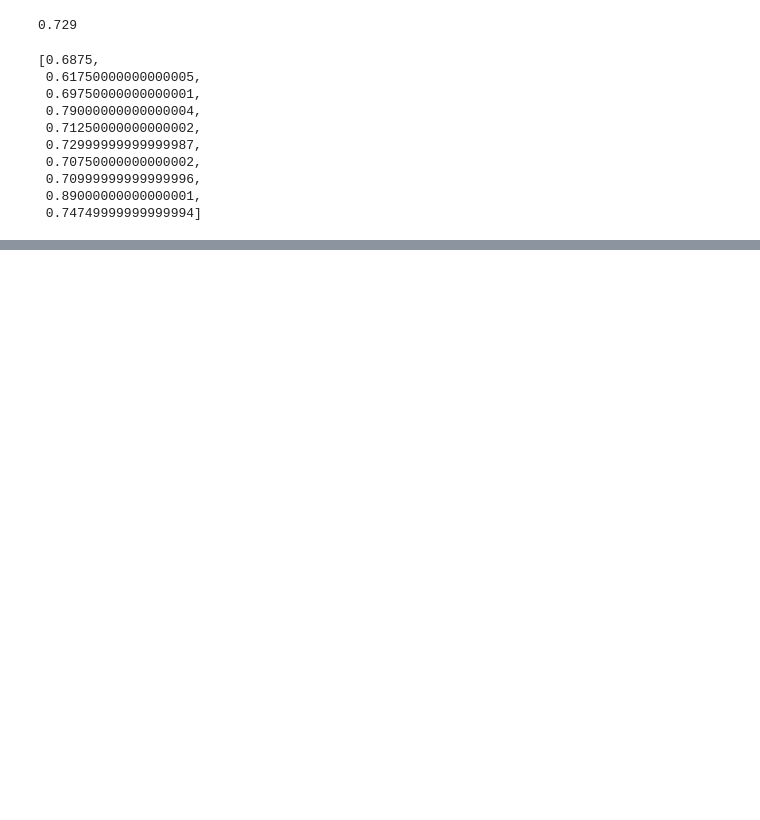
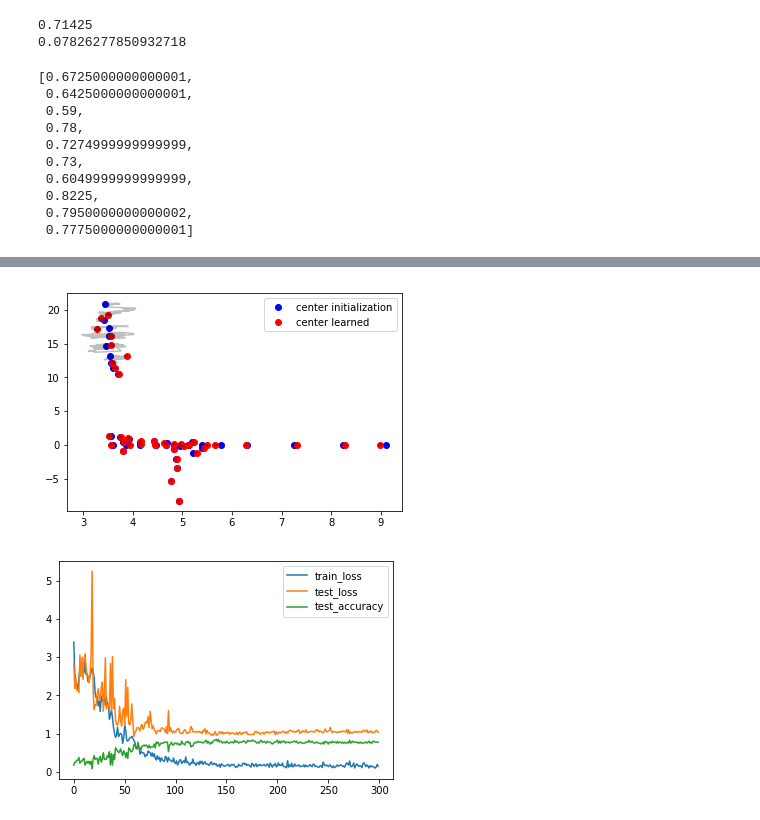
Before and after one commit to c-hofer/jmlr_2019, a Jupyter notebook: shrec_real_all_freq.ipynb, the cells around one changed output, grey strips where cells are left out. Drawn from its saved outputs; the diff is of its cells as text; code cells hidden in the pictures; blank space fills up the shorter version.

```diff
--- a/shrec_real_all_freq.ipynb
+++ b/shrec_real_all_freq.ipynb
@@ -283,21 +285,24 @@ acc. 0.7475
 # %%
-print(np.mean([np.mean(s['test_accuracy'][-10:]) for s in stats_of_runs]))
-[np.mean(s['test_accuracy'][-10:]) for s in stats_of_runs]
+last_10_runs = [np.mean(s['test_accuracy'][-10:]) for s in stats_of_runs]
+print(np.mean(last_10_runs))
+print(np.std(last_10_runs))
+last_10_runs
 # %% [output]
-0.729
+0.71425
+0.07826277850932718
-[0.6875,
- 0.61750000000000005,
- 0.69750000000000001,
- 0.79000000000000004,
- 0.71250000000000002,
- 0.72999999999999987,
- 0.70750000000000002,
- 0.70999999999999996,
- 0.89000000000000001,
- 0.74749999999999994]
+[0.6725000000000001,
+ 0.6425000000000001,
+ 0.59,
+ 0.78,
+ 0.7274999999999999,
+ 0.73,
+ 0.6049999999999999,
+ 0.8225,
+ 0.7950000000000002,
+ 0.7775000000000001]
 # %%
 
-stats = stats_of_runs[0]
+stats = stats_of_runs[-1]
 plt.figure()
 
 if 'centers' in stats:
@@ -330,0 +332,2 @@ plt.show()
+[figure, added]
+[figure, added]
```
Also changed, not shown: parts of 4 cells of this notebook, 1 other file.
